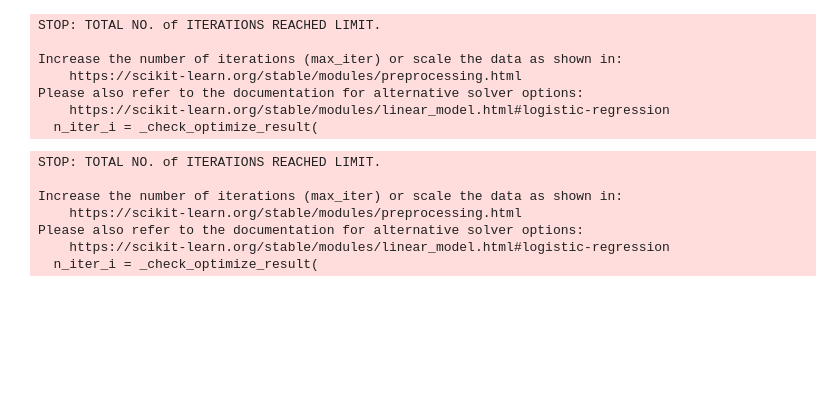
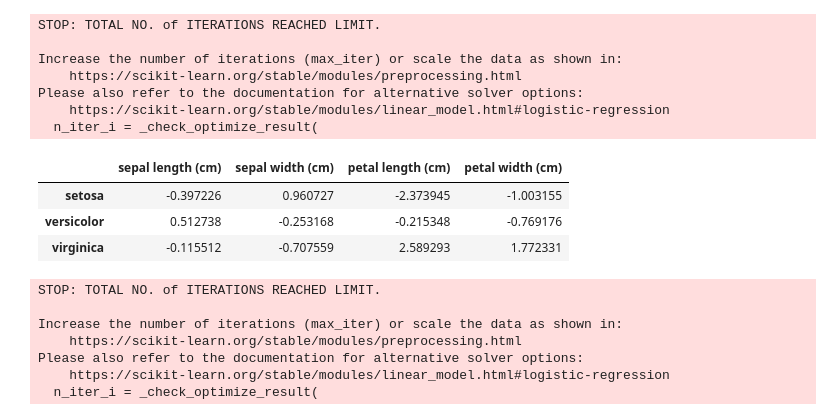
Before and after one commit to LauraGSanchz/DS_PT_09_2023, a Jupyter notebook: Machine_Learning/1-Supervisado/2-Classification/4-Logistic_Regression/fe.ipynb, the cells around one changed output. Saved outputs shown, nothing was run; the diff lists cells and outputs as text; code cells hidden in the pictures; blank space fills up the shorter version.

```diff
--- a/Machine_Learning/1-Supervisado/2-Classification/4-Logistic_Regression/fe.ipynb
+++ b/Machine_Learning/1-Supervisado/2-Classification/4-Logistic_Regression/fe.ipynb
@@ -350,6 +350,14 @@ Increase the number of iterations (max_iter) or scale the data as shown in:
 Please also refer to the documentation for alternative solver options:
     https://scikit-learn.org/stable/modules/linear_model.html#logistic-regression
   n_iter_i = _check_optimize_result(
+# %%
+pd.DataFrame(log_reg.coef_, columns=iris.feature_names, index = iris.target_names  )
+# coef= peso de cada variable. Es la pendiente que va con cada variable en la función del modelo.
+# %% [output]
+|  | sepal length (cm) | sepal width (cm) | petal length (cm) | petal width (cm) |
+| setosa | -0.397226 | 0.960727 | -2.373945 | -1.003155 |
+| versicolor | 0.512738 | -0.253168 | -0.215348 | -0.769176 |
+| virginica | -0.115512 | -0.707559 | 2.589293 | 1.772331 |
 # %%
 cv_score = cross_val_score(log_reg, X, y, cv=5)
 # esta variable es una lista
```
